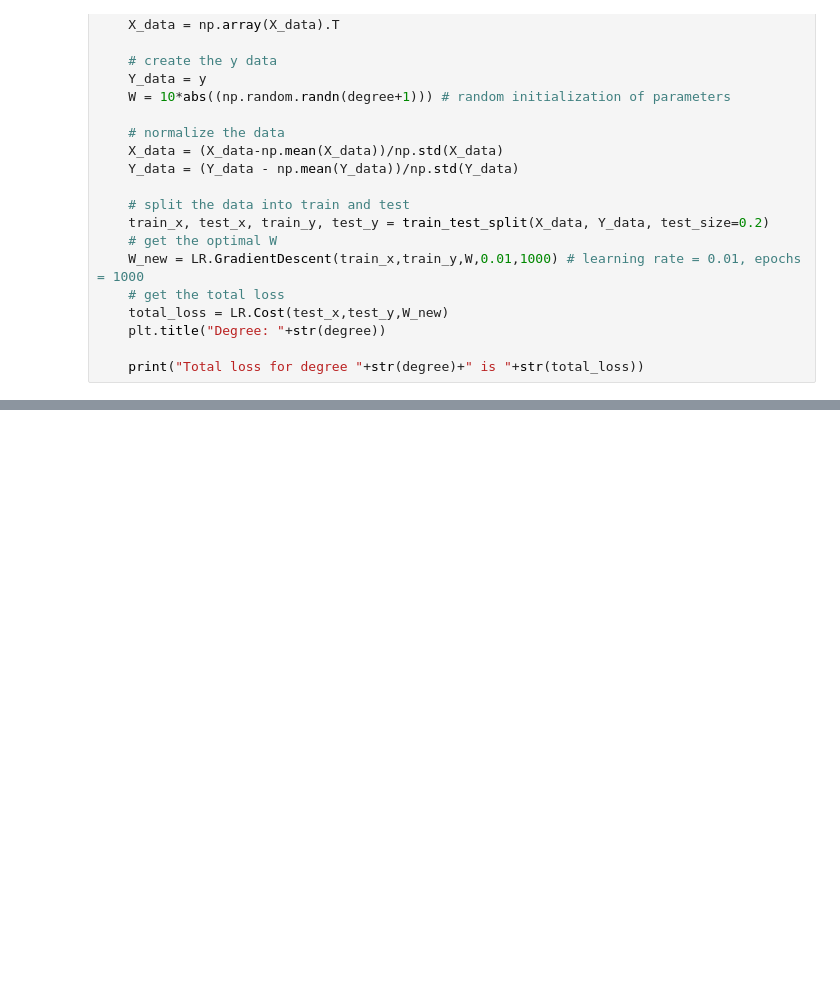
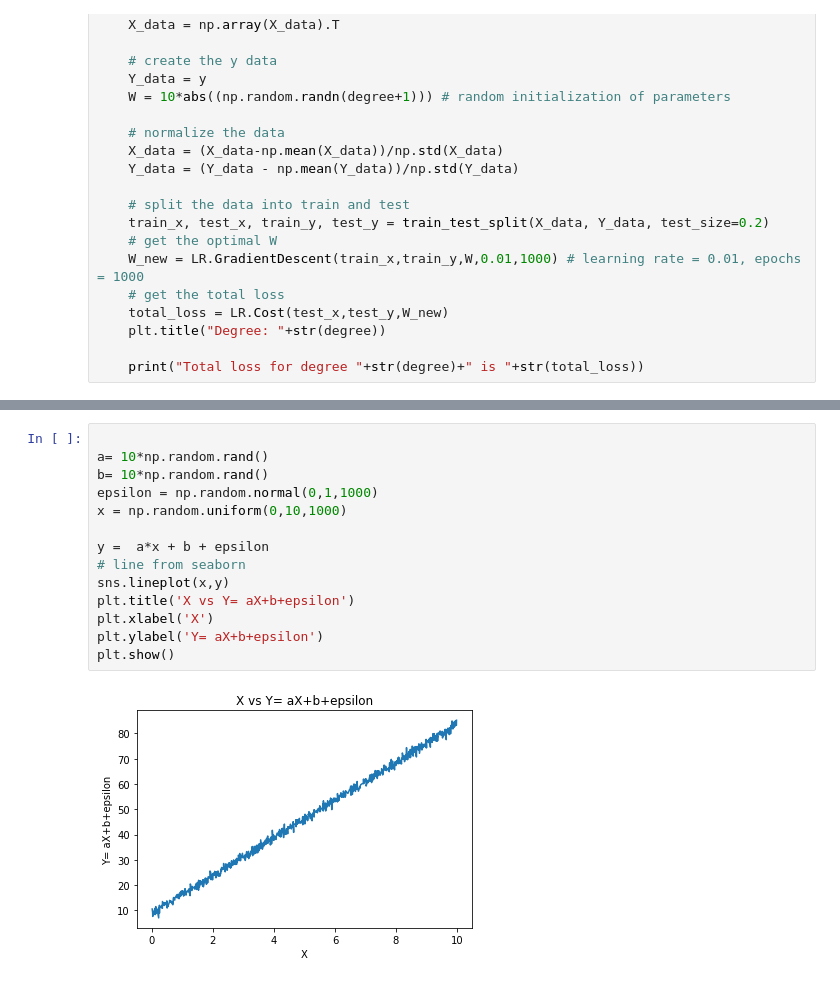
Before and after one commit to AniketChaudhri/CS331-Machine-Learning, a Jupyter notebook: Lab5/regularization.ipynb, the cells around one changed output, grey strips where cells are left out. Drawn from its saved outputs; the diff is of its cells as text; blank space fills up the shorter version.

```diff
--- a/Lab5/regularization.ipynb
+++ b/Lab5/regularization.ipynb
@@ -190,0 +202,16 @@ Total loss for degree 10 is 2.9033516496340828
+# %%
+
+a= 10*np.random.rand()
+b= 10*np.random.rand()
+epsilon = np.random.normal(0,1,1000)
+x = np.random.uniform(0,10,1000)
+
+y =  a*x + b + epsilon
+# line from seaborn
+sns.lineplot(x,y)
+plt.title('X vs Y= aX+b+epsilon')
+plt.xlabel('X')
+plt.ylabel('Y= aX+b+epsilon')
+plt.show()
+# %% [output]
+[figure, added]
```
Also changed, not shown: parts of 34 cells of this notebook, 2 other files.
